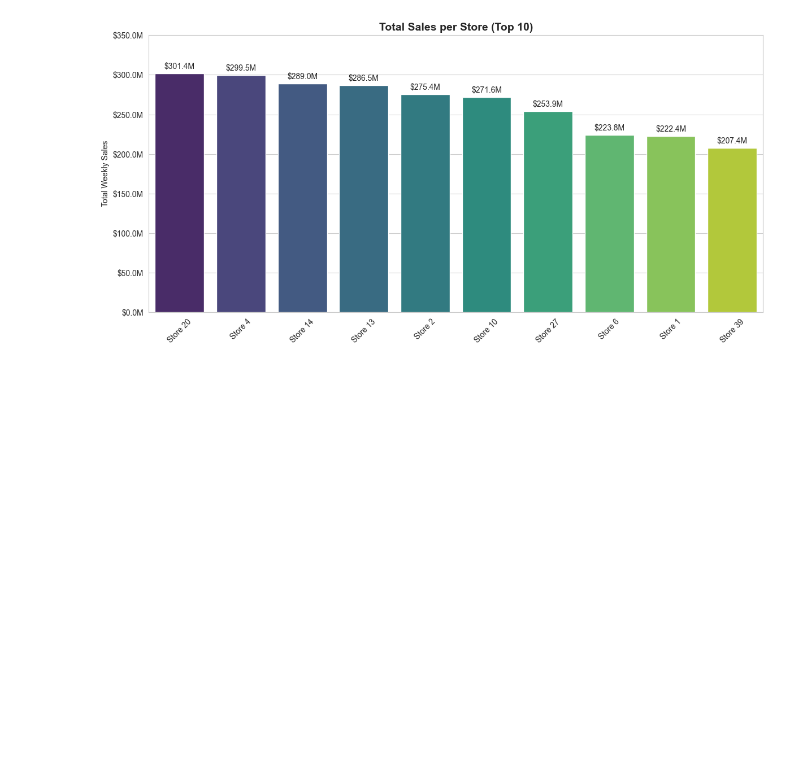
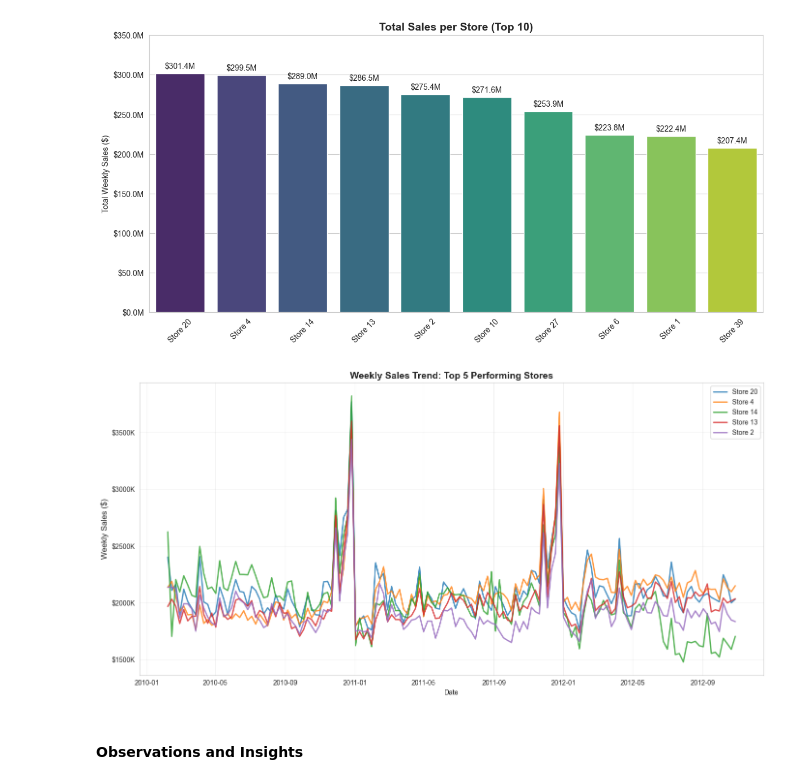
Before and after one commit to Cesar312/retailer_sales_forecasting_system, a Jupyter notebook: notebooks/Walmart-Retail-Sales-Data-Analysis.ipynb, the cells around one changed output. Cells and saved outputs as stored; diff of their text form; code cells hidden in the pictures; blank space fills up the shorter version.

Commit message:
Refactor store-wise visualization code structure for improved readability and maintainability

```diff
--- a/notebooks/Walmart-Retail-Sales-Data-Analysis.ipynb
+++ b/notebooks/Walmart-Retail-Sales-Data-Analysis.ipynb
@@ -258,3 +259,26 @@ Passing `palette` without assigning `hue` is deprecated and will be removed in v
 
   ax = sns.barplot(x=labels, y=top10_sales.values, palette='viridis')
 [figure]
+# %%
+# Weekly Sales Trend for Top 5 Stores
+df_indexed = df.set_index('date')
+top_5_stores = store_sales.head(5).index
+
+# Plot weekly sales trend for top 5 stores
+plt.figure(figsize=(14, 7))
+for store in top_5_stores:
+    store_data = df_indexed[df_indexed['store'] == store]['weekly_sales'].resample('W').sum()
+    plt.plot(store_data.index, store_data.values, label=f'Store {store}', linewidth=2, alpha=0.8)
+
+plt.title("Weekly Sales Trend: Top 5 Performing Stores", fontsize=14, fontweight='bold')
+plt.xlabel("Date")
+plt.ylabel("Weekly Sales ($)", fontsize=12)
+plt.legend(loc="best")
+plt.gca().yaxis.set_major_formatter(mticker.FuncFormatter(lambda x, _: f'${int(x/1e3):.0f}K'))
+plt.grid(alpha=0.3)
+plt.tight_layout()
+plt.show()
+# %% [output]
+[figure, added]
+# %% [markdown]
+#### Observations and Insights
```
Also changed, not shown: parts of 1 cell of this notebook.
